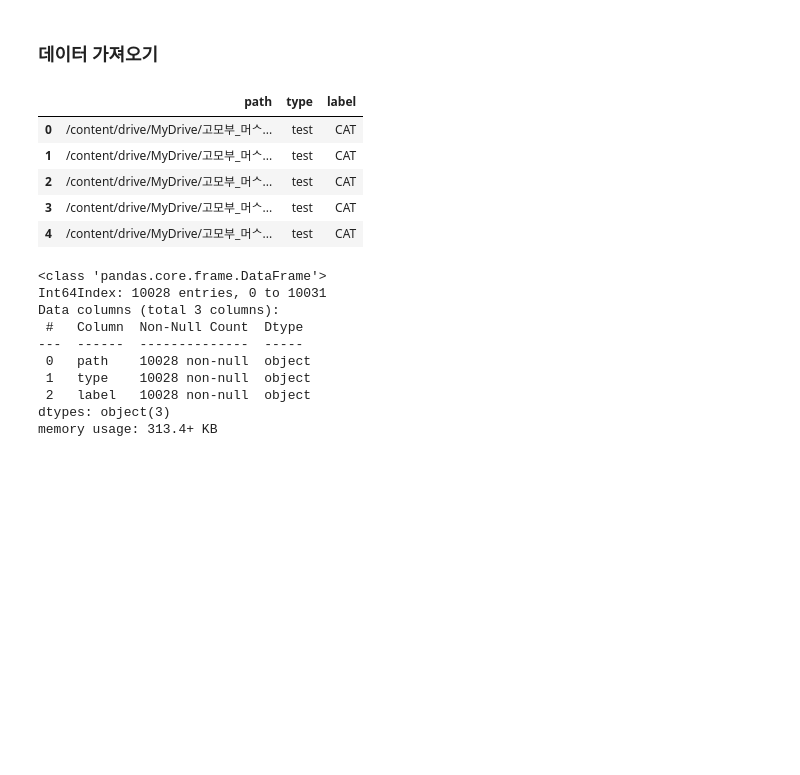
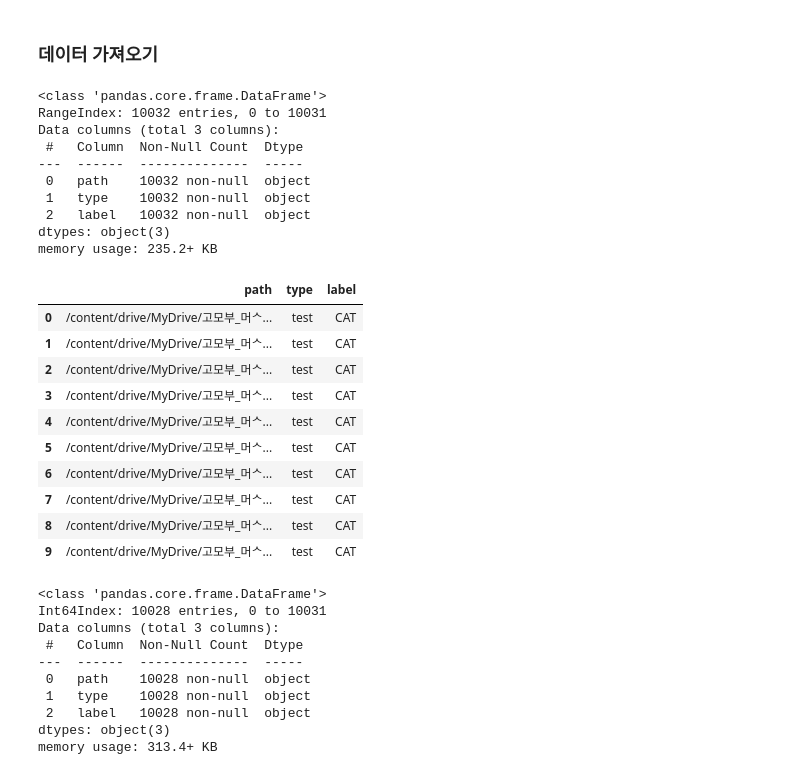
Before and after one commit to PJINU/My_Study2, a Jupyter notebook: Model_training/5_model_training.ipynb, the cells around one changed output. Cells and saved outputs as stored; diff of their text form; code cells hidden in the pictures; blank space fills up the shorter version.

```diff
--- a/Model_training/5_model_training.ipynb
+++ b/Model_training/5_model_training.ipynb
@@ -49,14 +49,32 @@ def make_dataframe(dirpath):
     return df
 # %%
 cnd_df = make_dataframe('/content/drive/MyDrive/고모부_머신러닝/dogncat')
-cnd_df.head()
+cnd_df.info()
 # %% [output]
-|  | path | type | label |
-| 0 | /content/drive/MyDrive/고모부_머ᄉ... | test | CAT |
-| 1 | /content/drive/MyDrive/고모부_머ᄉ... | test | CAT |
-| 2 | /content/drive/MyDrive/고모부_머ᄉ... | test | CAT |
-| 3 | /content/drive/MyDrive/고모부_머ᄉ... | test | CAT |
-| 4 | /content/drive/MyDrive/고모부_머ᄉ... | test | CAT |
+<class 'pandas.core.frame.DataFrame'>
+RangeIndex: 10032 entries, 0 to 10031
+Data columns (total 3 columns):
+ #   Column  Non-Null Count  Dtype
+---  ------  --------------  -----
+ 0   path    10032 non-null  object
+ 1   type    10032 non-null  object
+ 2   label   10032 non-null  object
+dtypes: object(3)
+memory usage: 235.2+ KB
+# %%
+cnd_df.head(10)
+# %% [output]
+|  | path | type | label |
+| 0 | /content/drive/MyDrive/고모부_머ᄉ... | test | CAT |
+| 1 | /content/drive/MyDrive/고모부_머ᄉ... | test | CAT |
+| 2 | /content/drive/MyDrive/고모부_머ᄉ... | test | CAT |
+| 3 | /content/drive/MyDrive/고모부_머ᄉ... | test | CAT |
+| 4 | /content/drive/MyDrive/고모부_머ᄉ... | test | CAT |
+| 5 | /content/drive/MyDrive/고모부_머ᄉ... | test | CAT |
+| 6 | /content/drive/MyDrive/고모부_머ᄉ... | test | CAT |
+| 7 | /content/drive/MyDrive/고모부_머ᄉ... | test | CAT |
+| 8 | /content/drive/MyDrive/고모부_머ᄉ... | test | CAT |
+| 9 | /content/drive/MyDrive/고모부_머ᄉ... | test | CAT |
 # %%
 cnd_df = cnd_df[cnd_df['path'].str.contains('.jpg')].copy() # '.jpg'파일만 저장
 cnd_df.info()
```
Also changed, not shown: parts of 12 cells of this notebook.
